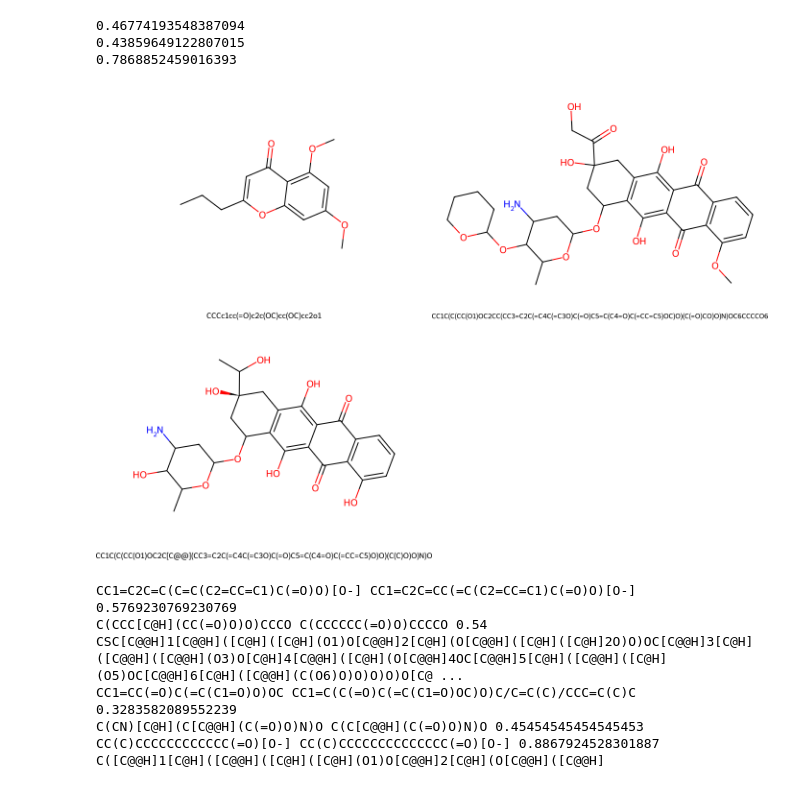
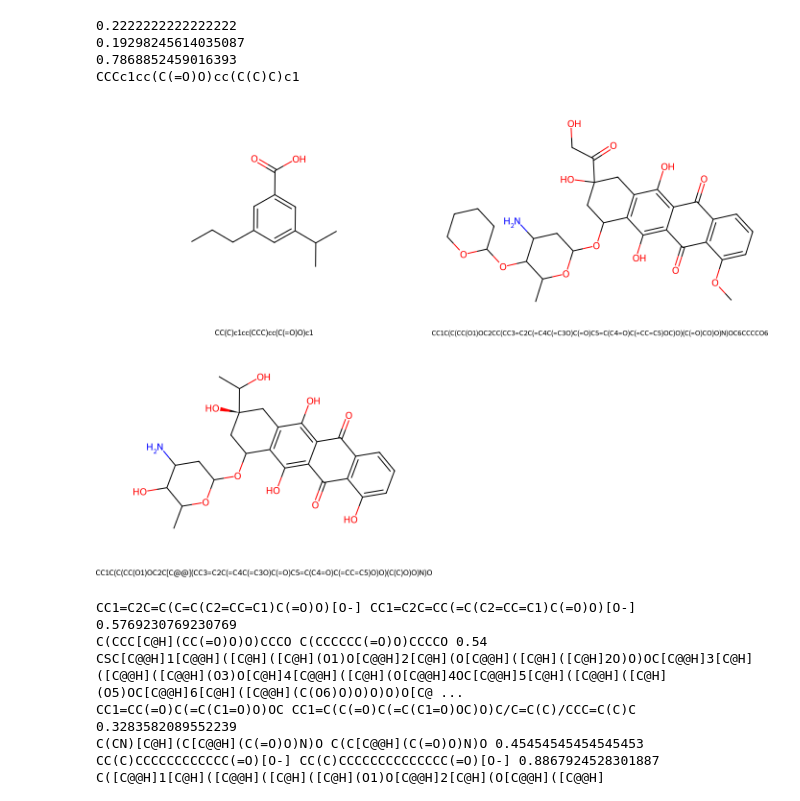
Before and after one commit to PharMolix/OpenBioMed, a Jupyter notebook: examples/visualize.ipynb, the cells around one changed output. Drawn from its saved outputs; the diff is of its cells as text; code cells hidden in the pictures.

```diff
--- a/examples/visualize.ipynb
+++ b/examples/visualize.ipynb
@@ -1,34 +1,36 @@
 # %%
 from rdkit import Chem, DataStructs
 from rdkit.Chem import Draw, AllChem, MACCSkeys
 import matplotlib as mpl
 import numpy as np
 """
 smi = "C[C@H]([C@@H](C(=O)O)NC(=O)[C@H](CCC(=O)O)NC(=O)CNC(=O)[C@H](CCCCN)NC(=O)[C@@H]1CCCN1C(=O)CNC(=O)[C@H](CCC(=O)N)NC(=O)[C@H](CCC(=O)O)NC(=O)CNC(=O)[C@H](CC[C@H](CN)O[C@H]2[C@@H]([C@H]([C@H]([C@H](O2)CO)O)O)O)NC(=O)[C@H](CC3=CSC=N3)NC(=O)CNC(=O)[C@H](C)NC(=O)[C@H](CCC(=O)N)NC(=O)CN)O"
 #colors = [mpl.colormaps['YlOrBr'](0.2 * i)[:3] for i in range(1, 5)]
 mol = Chem.MolFromSmiles(smi)
 img = Draw.MolsToGridImage([mol], legends=[smi], molsPerRow=1, subImgSize=(1200, 500))
 display(img)
 """
 #CC(=O)N[C@H](CCC[C@@H]1C(=O)N[C@H]C(=O)N[C@H](C(=O)N[C@H](C(=O)N[C@H](C(=O)N[C@H](C(=O)N1)CCCN(C(=O)C)O)CCCN(C(=[OH+])C)C)O)O.[Fe]
 
-smis = ["CCCc1cc(=O)c2c(OC)cc(OC)cc2o1",
+smis = ["CC(C)c1cc(CCC)cc(C(=O)O)c1",
 "CC1C(C(CC(O1)OC2CC(CC3=C2C(=C4C(=C3O)C(=O)C5=C(C4=O)C(=CC=C5)OC)O)(C(=O)CO)O)N)OC6CCCCO6",
 "CC1C(C(CC(O1)OC2C[C@@](CC3=C2C(=C4C(=C3O)C(=O)C5=C(C4=O)C(=CC=C5)O)O)(C(C)O)O)N)O",]
 
 mols = [Chem.MolFromSmiles(smi) for smi in smis]
 print(DataStructs.FingerprintSimilarity(MACCSkeys.GenMACCSKeys(mols[0]), MACCSkeys.GenMACCSKeys(mols[1]), metric=DataStructs.TanimotoSimilarity))
 print(DataStructs.FingerprintSimilarity(MACCSkeys.GenMACCSKeys(mols[0]), MACCSkeys.GenMACCSKeys(mols[2]), metric=DataStructs.TanimotoSimilarity))
 print(DataStructs.FingerprintSimilarity(MACCSkeys.GenMACCSKeys(mols[1]), MACCSkeys.GenMACCSKeys(mols[2]), metric=DataStructs.TanimotoSimilarity))
 #print(DataStructs.TanimotoSimilarity(AllChem.GetMorganFingerprint(mols[1], 2), AllChem.GetMorganFingerprint(mols[3], 2)))
 
+print(Chem.MolToSmiles(mols[0], isomericSmiles=False))
 img = Draw.MolsToGridImage(mols, legends=smis, molsPerRow=2, subImgSize=(700, 500))
 display(img)
 # %% [output]
-0.46774193548387094
-0.43859649122807015
+0.2222222222222222
+0.19298245614035087
 0.7868852459016393
+CCCc1cc(C(=O)O)cc(C(C)C)c1
-[figure, old version]
+[figure, new version]
 # %%
 from rdkit import DataStructs
 from rdkit.Chem import AllChem, MACCSkeys
```
Also changed, not shown: parts of 2 cells of this notebook, 26 other files.
